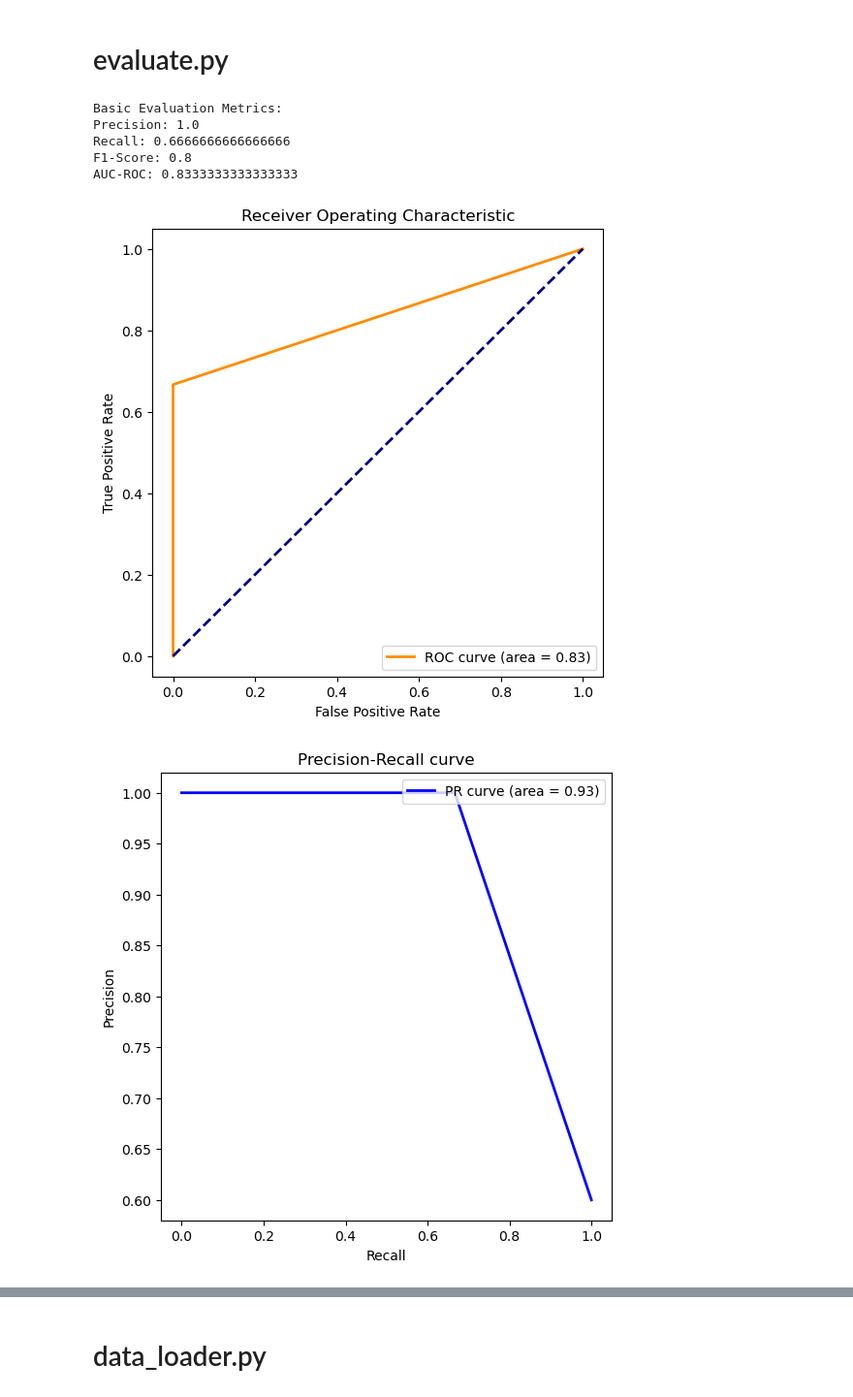
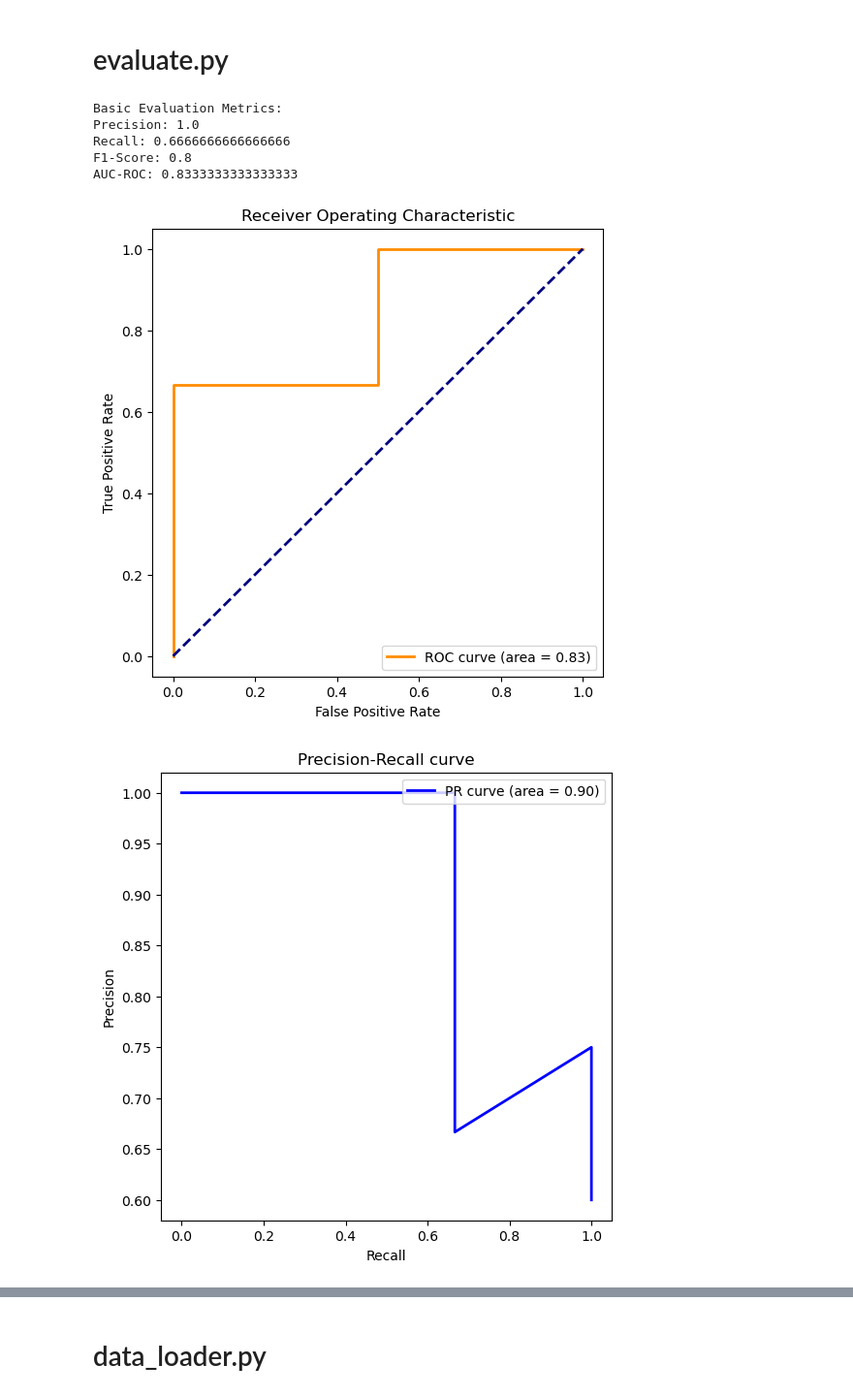
Before and after one commit to Hasosh/Credit-Card-Fraud-Detection, a Jupyter notebook: src/main/FunctionalityTesting.ipynb, the cells around one changed output, grey strips where cells are left out. Shown at 97% size. Saved outputs shown, nothing was run; the diff lists cells and outputs as text; code cells hidden in the pictures.

Commit message:
added anomaly scores to some models for roc and pr curves

```diff
--- a/src/main/FunctionalityTesting.ipynb
+++ b/src/main/FunctionalityTesting.ipynb
@@ -3,19 +3,20 @@
 # %%
 from evaluation import ModelEvaluator
 
 y_true = [0, 1, 1, 0, 1]
 y_pred = [0, 1, 0, 0, 1]
+y_scores = [0.2, 0.6, 0.1, 0, 0.8] #e.g. probabilities, anomaly scores
 
-evaluator = ModelEvaluator(y_true, y_pred)
+evaluator = ModelEvaluator(y_true, y_pred, y_scores)
 evaluator.full_report()
 # %% [output]
 Basic Evaluation Metrics:
 Precision: 1.0
 Recall: 0.6666666666666666
 F1-Score: 0.8
 AUC-ROC: 0.8333333333333333
-[figure, old version]
+[figure, new version]
-[figure, old version]
+[figure, new version]
               precision    recall  f1-score   support
 
            0       0.67      1.00      0.80         2
```
Also changed, not shown: parts of 5 cells of this notebook, 2 other files.
